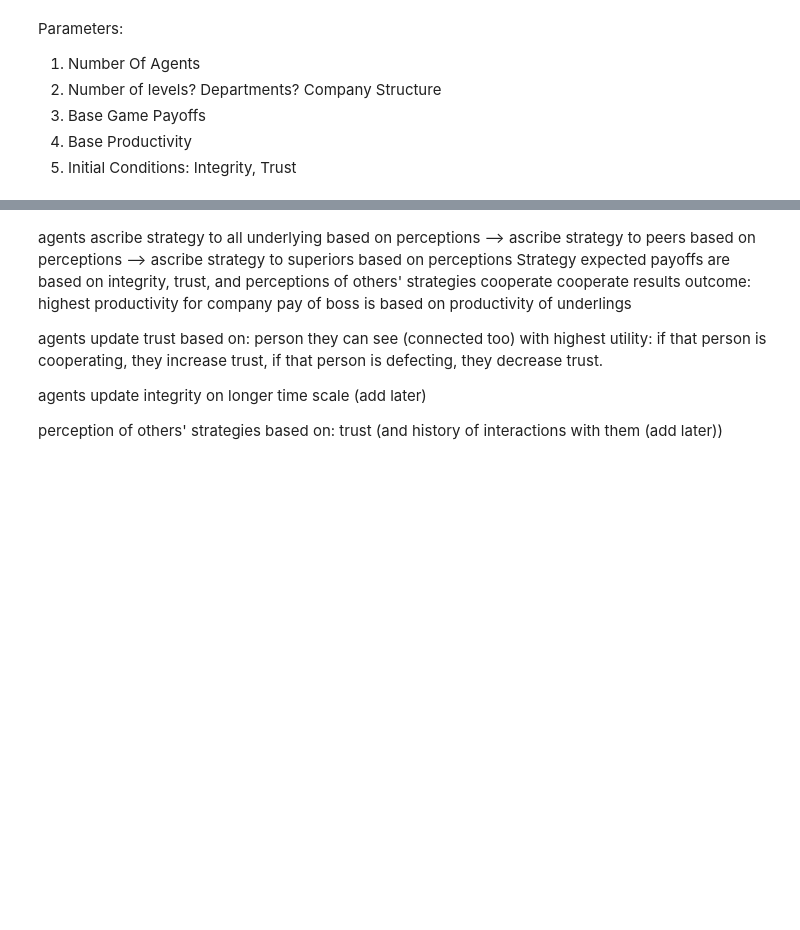
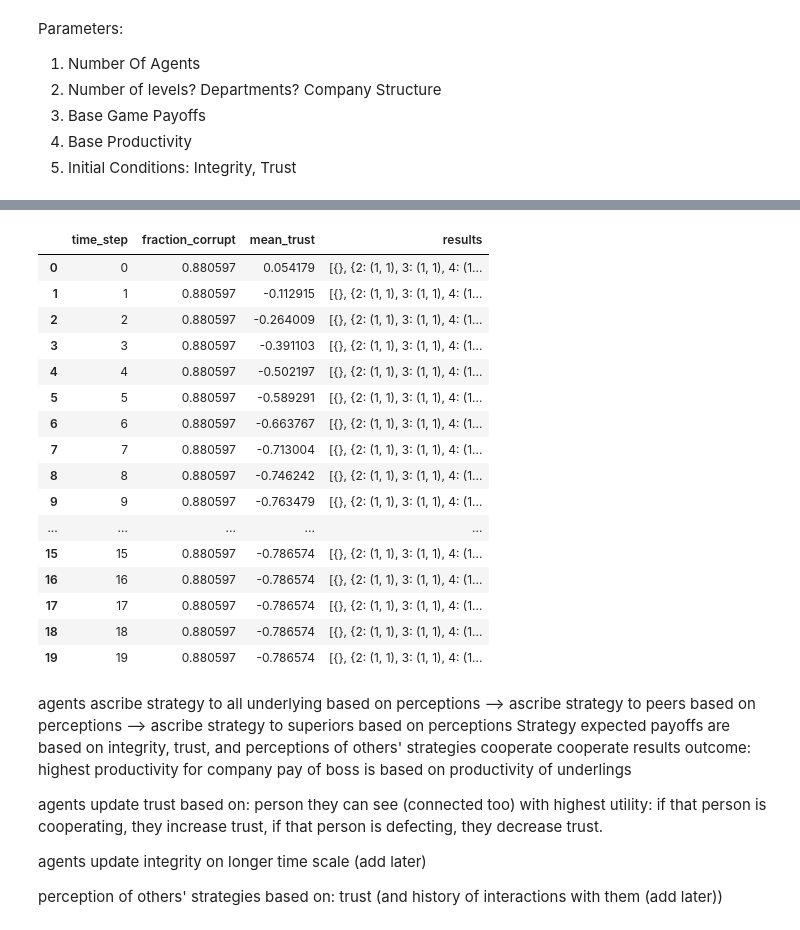
Before and after one commit to Zeke-CE/CorruptionModel, a Jupyter notebook: CorruptionABM2Zeke.ipynb, the cells around one changed output, grey strips where cells are left out. Saved outputs shown, nothing was run; the diff lists cells and outputs as text; code cells hidden in the pictures; blank space fills up the shorter version.

```diff
--- a/CorruptionABM2Zeke.ipynb
+++ b/CorruptionABM2Zeke.ipynb
@@ -153,3 +305,24 @@ print(game[0][:])
+# %%
+
+display(model_data)
+# %% [output]
+|  | time_step | fraction_corrupt | mean_trust | results |
+| 0 | 0 | 0.880597 | 0.054179 | [{}, {2: (1, 1), 3: (1, 1), 4: (1... |
+| 1 | 1 | 0.880597 | -0.112915 | [{}, {2: (1, 1), 3: (1, 1), 4: (1... |
+| 2 | 2 | 0.880597 | -0.264009 | [{}, {2: (1, 1), 3: (1, 1), 4: (1... |
+| 3 | 3 | 0.880597 | -0.391103 | [{}, {2: (1, 1), 3: (1, 1), 4: (1... |
+| 4 | 4 | 0.880597 | -0.502197 | [{}, {2: (1, 1), 3: (1, 1), 4: (1... |
+| 5 | 5 | 0.880597 | -0.589291 | [{}, {2: (1, 1), 3: (1, 1), 4: (1... |
+| 6 | 6 | 0.880597 | -0.663767 | [{}, {2: (1, 1), 3: (1, 1), 4: (1... |
+| 7 | 7 | 0.880597 | -0.713004 | [{}, {2: (1, 1), 3: (1, 1), 4: (1... |
+| 8 | 8 | 0.880597 | -0.746242 | [{}, {2: (1, 1), 3: (1, 1), 4: (1... |
+| 9 | 9 | 0.880597 | -0.763479 | [{}, {2: (1, 1), 3: (1, 1), 4: (1... |
+| ... | ... | ... | ... | ... |
+| 15 | 15 | 0.880597 | -0.786574 | [{}, {2: (1, 1), 3: (1, 1), 4: (1... |
+| 16 | 16 | 0.880597 | -0.786574 | [{}, {2: (1, 1), 3: (1, 1), 4: (1... |
+| 17 | 17 | 0.880597 | -0.786574 | [{}, {2: (1, 1), 3: (1, 1), 4: (1... |
+| 18 | 18 | 0.880597 | -0.786574 | [{}, {2: (1, 1), 3: (1, 1), 4: (1... |
+| 19 | 19 | 0.880597 | -0.786574 | [{}, {2: (1, 1), 3: (1, 1), 4: (1... |
 # %% [markdown]
 agents ascribe strategy to all underlying based on perceptions
 --> ascribe strategy to peers based on perceptions
```
Also changed, not shown: parts of 11 cells of this notebook.
